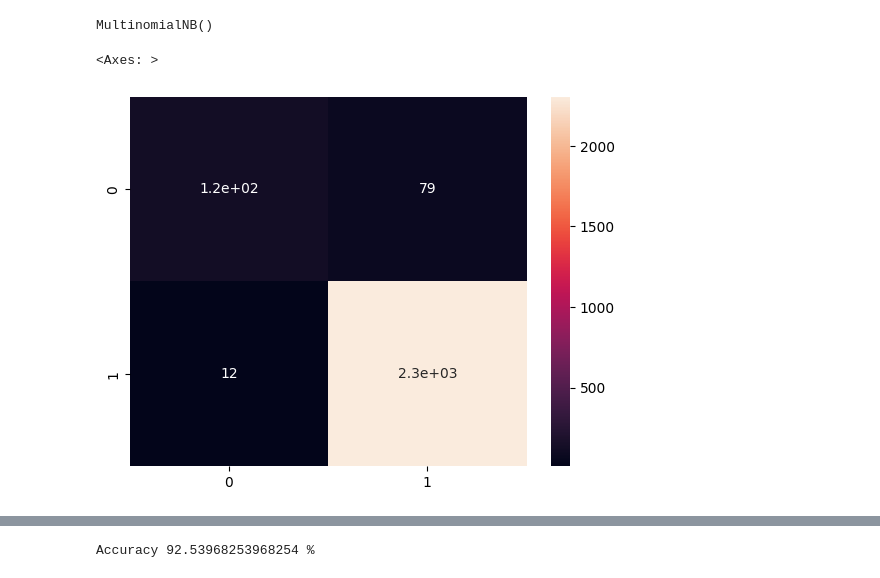
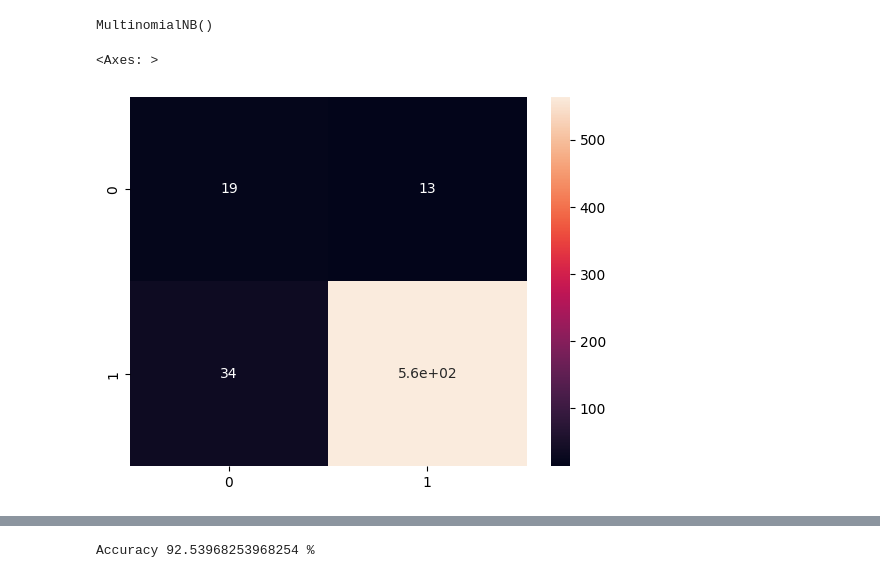
Before and after one commit to ramyacp14/SentimentAnalysis, a Jupyter notebook: SentimentAnalysis.ipynb, the cells around one changed output, grey strips where cells are left out. Cells and saved outputs as stored; diff of their text form; code cells hidden in the pictures.

```diff
--- a/SentimentAnalysis.ipynb
+++ b/SentimentAnalysis.ipynb
@@ -462,10 +462,11 @@ MultinomialNB()
 # %%
 from sklearn.metrics import classification_report, confusion_matrix
 # %%
-y_predict_train = NB_classifier.predict(X_train)
-y_predict_train
-cm = confusion_matrix(y_train, y_predict_train)
+# Predicting the Test set results
+X_test.columns = X_test.columns.astype(str)
+y_predict_test = NB_classifier.predict(X_test)
+cm = confusion_matrix(y_predict_test, y_test)
 sns.heatmap(cm, annot=True)
 # %% [output]
 <Axes: >
-[figure, old version]
+[figure, new version]
```
Also changed, not shown: parts of 2 cells of this notebook.
